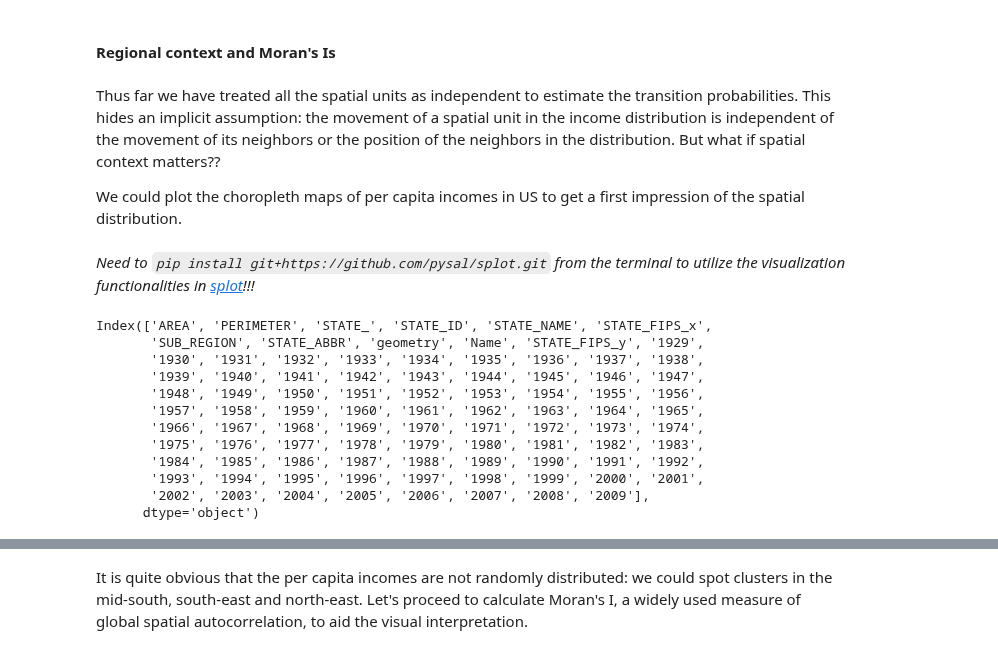
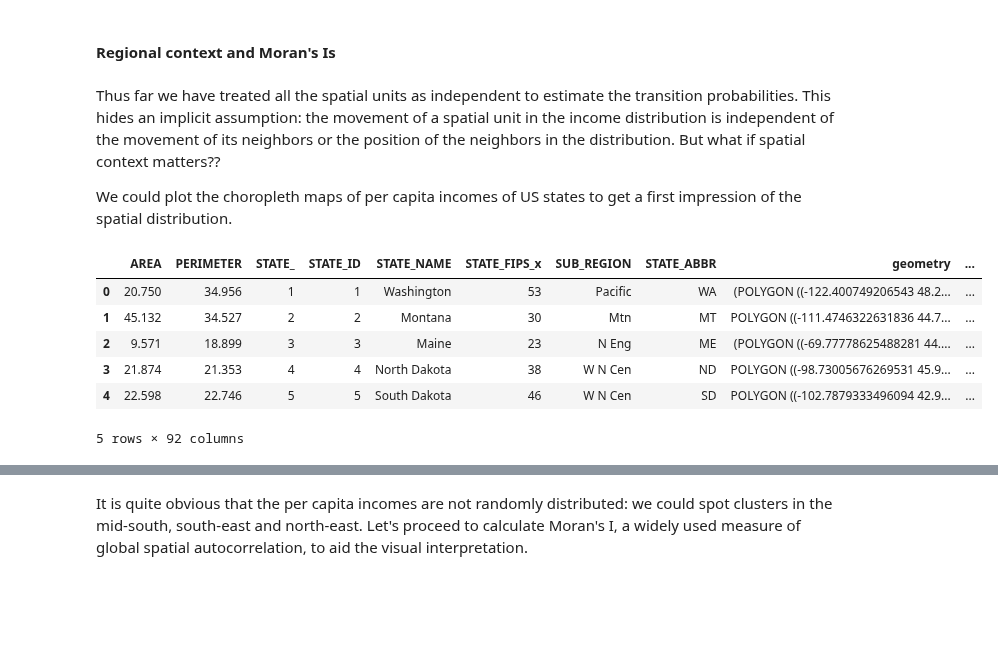
Before and after one commit to pysal/giddy, a Jupyter notebook: notebooks/Markov Based Methods.ipynb, the cells around one changed output, grey strips where cells are left out. Saved outputs shown, nothing was run; the diff lists cells and outputs as text; code cells hidden in the pictures; blank space fills up the shorter version.

```diff
--- a/notebooks/Markov Based Methods.ipynb
+++ b/notebooks/Markov Based Methods.ipynb
@@ -210,6 +210,4 @@ Thus, for a state with income in the first quintile, it takes on average 11.5 ye
 # %% [markdown]
 Thus far we have treated all the spatial units as independent to estimate the transition probabilities. This hides an implicit assumption: the movement of a spatial unit in the income distribution is independent of the movement of its neighbors or the position of the neighbors in the distribution. But what if spatial context matters??
 
-We could plot the choropleth maps of per capita incomes in US to get a first impression of the spatial distribution.
+We could plot the choropleth maps of per capita incomes of US states to get a first impression of the spatial distribution.
-# %% [markdown]
-*Need to `pip install git+https://github.com/pysal/splot.git` from the terminal to utilize the visualization functionalities in [splot](https://github.com/pysal/splot)!!!*
@@ -216,25 +217,16 @@ We could plot the choropleth maps of per capita incomes in US to get a first imp
 # %%
-from splot import mapping as maps
-import pandas as pd
-import libpysal
-import libpysal.io.geotable as pdio
-data_table = pdio.read_files(libpysal.examples.get_path('us48.shp'))
+geo_table = gpd.read_file(libpysal.examples.get_path('us48.shp'))
 income_table = pd.read_csv(libpysal.examples.get_path("usjoin.csv"))
-complete_table = data_table.merge(income_table,left_on='STATE_NAME',right_on='Name')
-print(complete_table.columns)
+complete_table = geo_table.merge(income_table,left_on='STATE_NAME',right_on='Name')
+complete_table.head()
 # %% [output]
+|  | AREA | PERIMETER | STATE_ | STATE_ID | STATE_NAME | STATE_FIPS_x | SUB_REGION | STATE_ABBR | geometry | ... |
+| 0 | 20.750 | 34.956 | 1 | 1 | Washington | 53 | Pacific | WA | (POLYGON ((-122.400749206543 48.2... | ... |
+| 1 | 45.132 | 34.527 | 2 | 2 | Montana | 30 | Mtn | MT | POLYGON ((-111.4746322631836 44.7... | ... |
+| 2 | 9.571 | 18.899 | 3 | 3 | Maine | 23 | N Eng | ME | (POLYGON ((-69.77778625488281 44.... | ... |
+| 3 | 21.874 | 21.353 | 4 | 4 | North Dakota | 38 | W N Cen | ND | POLYGON ((-98.73005676269531 45.9... | ... |
+| 4 | 22.598 | 22.746 | 5 | 5 | South Dakota | 46 | W N Cen | SD | POLYGON ((-102.7879333496094 42.9... | ... |
-Index(['AREA', 'PERIMETER', 'STATE_', 'STATE_ID', 'STATE_NAME', 'STATE_FIPS_x',
-       'SUB_REGION', 'STATE_ABBR', 'geometry', 'Name', 'STATE_FIPS_y', '1929',
-       '1930', '1931', '1932', '1933', '1934', '1935', '1936', '1937', '1938',
-       '1939', '1940', '1941', '1942', '1943', '1944', '1945', '1946', '1947',
-       '1948', '1949', '1950', '1951', '1952', '1953', '1954', '1955', '1956',
-       '1957', '1958', '1959', '1960', '1961', '1962', '1963', '1964', '1965',
-       '1966', '1967', '1968', '1969', '1970', '1971', '1972', '1973', '1974',
-       '1975', '1976', '1977', '1978', '1979', '1980', '1981', '1982', '1983',
-       '1984', '1985', '1986', '1987', '1988', '1989', '1990', '1991', '1992',
-       '1993', '1994', '1995', '1996', '1997', '1998', '1999', '2000', '2001',
-       '2002', '2003', '2004', '2005', '2006', '2007', '2008', '2009'],
-      dtype='object')
+5 rows × 92 columns
 # %%
 index_year = range(1929,2010,15)
 fig, axes = plt.subplots(nrows=2, ncols=3,figsize = (15,7))
```
Also changed, not shown: parts of 5 cells of this notebook, 3 other files.
